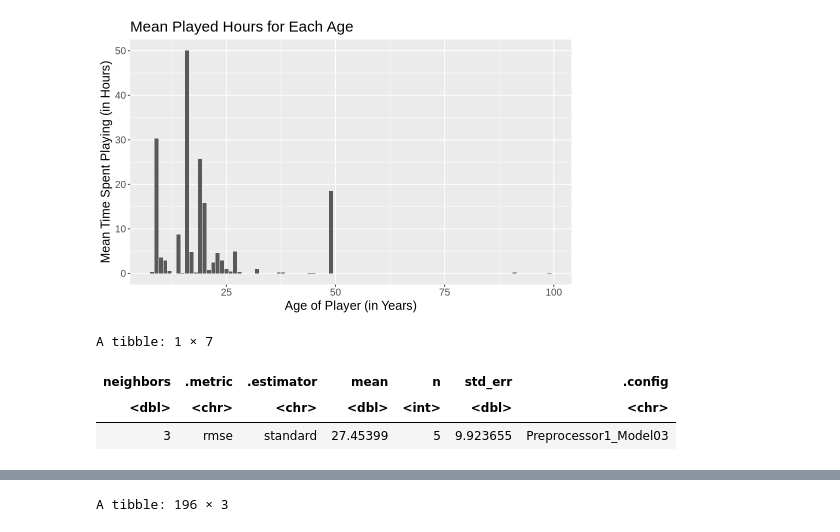
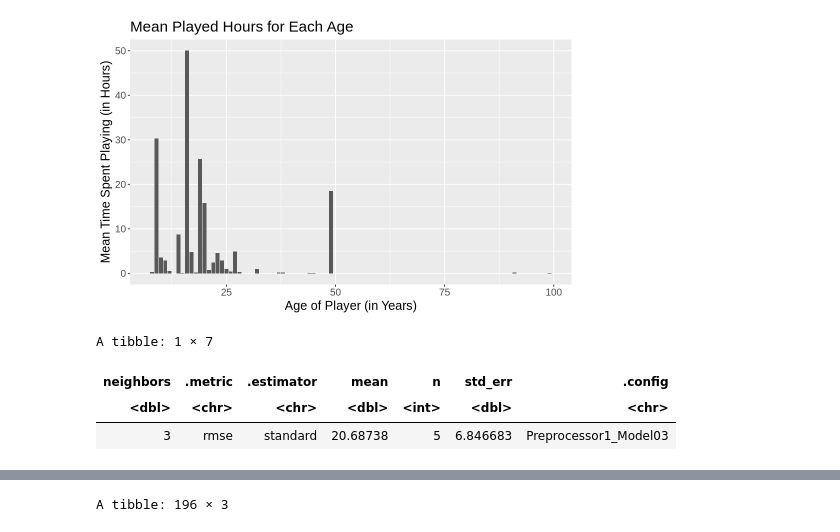
Before and after one commit to jyuxinshu/plaicraft, a Jupyter notebook: plaicraft.ipynb, the cells around one changed output, grey strips where cells are left out. Cells and saved outputs as stored; diff of their text form; code cells hidden in the pictures.

```diff
--- a/plaicraft.ipynb
+++ b/plaicraft.ipynb
@@ -125,8 +107,8 @@ A tibble: 196 × 13
 # %%
 #Tidying our dataset of interest, players.csv
 
-players_tidy <- players |>
-select(played_hours, age)
+players_tidy <- players_tidy_new |>
+select(played_hours, age, experience_num, gender_male, gender_female, gender_other)
 
 players_tidy
 # %% [output]
@@ -188,39 +170,41 @@ players_summary_plot
 # %% [output]
 [figure]
 # %%
+set.seed(7777)
+
 players_split <- initial_split(players_tidy, prop = 0.75, strata = played_hours)
 training_set <- training(players_split)
 testing_set <- testing(players_split)
 
-players_recipe <- recipe(played_hours ~ age, data = training_set)  |>
+players_recipe <- recipe(played_hours ~ age + experience_num + gender_male + gender_female + gender_other, data = training_set)  |>
 step_scale(all_predictors()) |>
 step_center(all_predictors())
 
 players_spec <- nearest_neighbor(weight_func = "rectangular", neighbors = tune()) |>
 set_engine("kknn") |>
 set_mode("regression")
 
 vfold <- vfold_cv(training_set, v = 5, strata = played_hours)
 
 gridvals <- tibble(neighbors = seq(from =1, to = 10, by = 1))
 
 players_results <- workflow() |>
 add_recipe(players_recipe) |>
 add_model(players_spec) |>
 tune_grid(resamples = vfold, grid = gridvals) |>
 collect_metrics() |>
 filter(.metric == "rmse")
 
 players_min <- players_results|>
 filter(mean == min(mean))
 
 
 players_min
 # %% [output]
 A tibble: 1 × 7
 | neighbors | .metric | .estimator | mean | n | std_err | .config |
 | <dbl> | <chr> | <chr> | <dbl> | <int> | <dbl> | <chr> |
-| 3 | rmse | standard | 27.45399 | 5 | 9.923655 | Preprocessor1_Model03 |
+| 3 | rmse | standard | 20.68738 | 5 | 6.846683 | Preprocessor1_Model03 |
 # %%
 players_gen <- data.frame(id = c(1,2,3,4,5,6,7),
                             gender = c("Male", "Female", "Non-binary", "Agender", "Two-Spirited", "Prefer not to say", "Other"))
```
Also changed, not shown: parts of 4 cells of this notebook.
